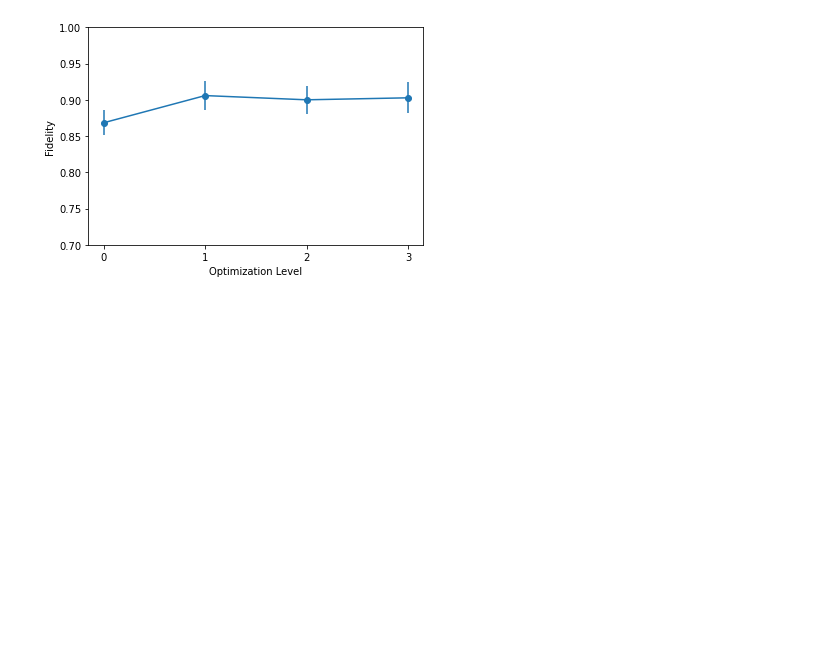
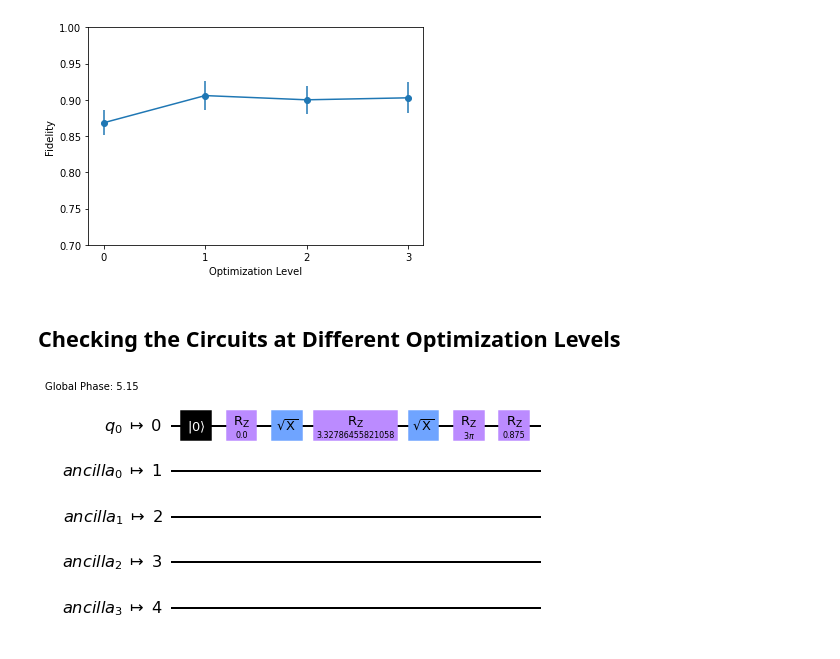
Before and after one commit to KnightShuffler/Fidelity-of-Quantum-Teleporation, a Jupyter notebook: Code/Teleportation-Paper.ipynb, the cells around one changed output. Drawn from its saved outputs; the diff is of its cells as text; code cells hidden in the pictures; blank space fills up the shorter version.

Commit message:
updated jupyter notebook and obtained more plots

```diff
--- a/Code/Teleportation-Paper.ipynb
+++ b/Code/Teleportation-Paper.ipynb
@@ -565,3 +565,14 @@ plt.savefig('fidelity-vs-optimization-level.png')
 fig.show()
 # %% [output]
 [figure]
+# %% [markdown]
+## Checking the Circuits at Different Optimization Levels
+# %%
+init_state = getRandomState()
+qc = QuantumCircuit(1)
+qc.append(Initialize(init_state),[0])
+#qc.draw()
+t_qc = transpile(qc, backend, optimization_level=0)
+t_qc.draw()
+# %% [output]
+[figure, added]
```
Also changed, not shown: parts of 9 cells of this notebook, 4 other files.
